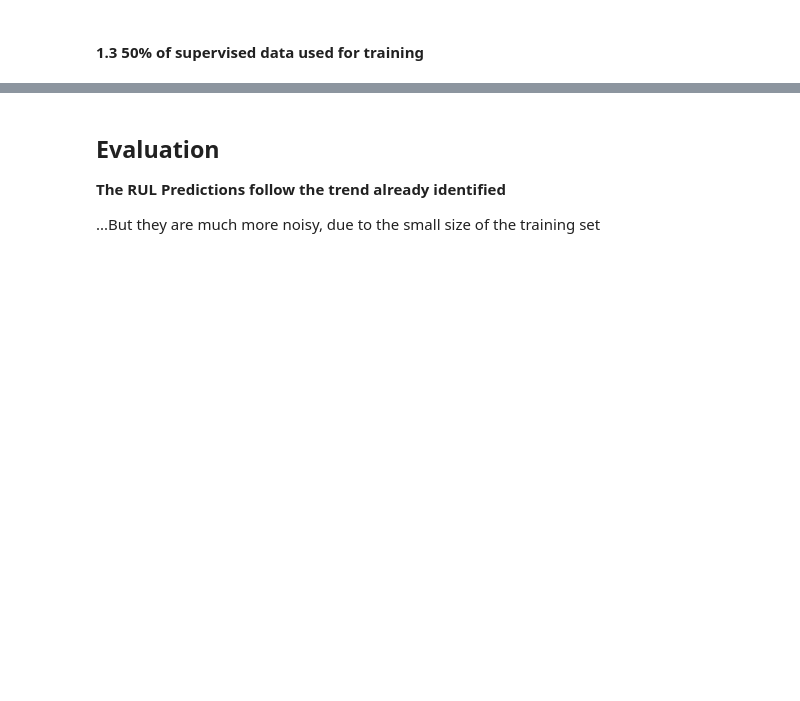
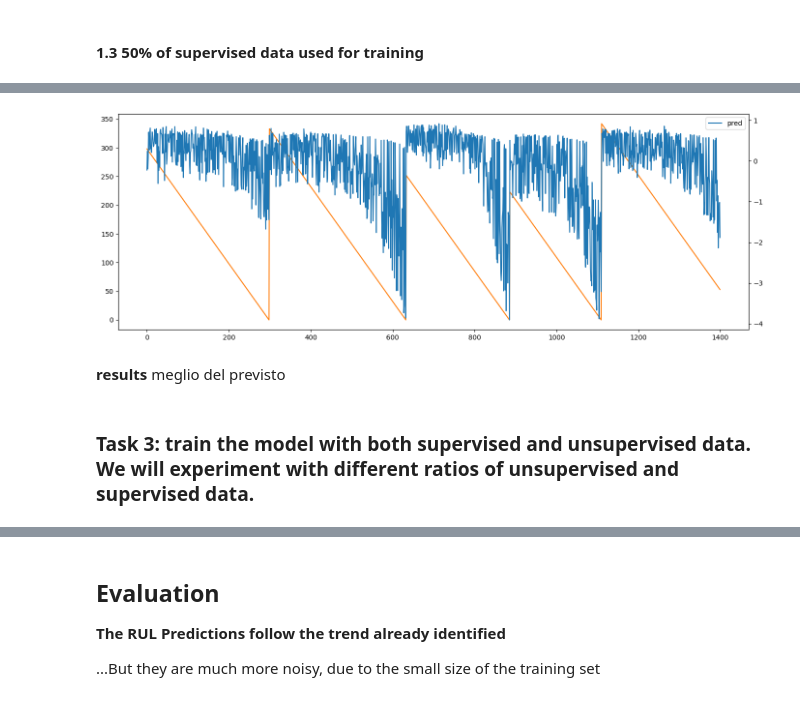
Before and after one commit to giorgiapavani/AI-in-Industry, a Jupyter notebook: notebooks/1. Domain Knowledge Injection via SBR.ipynb, the cells around one changed output, grey strips where cells are left out. Saved outputs shown, nothing was run; the diff lists cells and outputs as text; code cells hidden in the pictures; blank space fills up the shorter version.

```diff
--- a/notebooks/1. Domain Knowledge Injection via SBR.ipynb
+++ b/notebooks/1. Domain Knowledge Injection via SBR.ipynb
@@ -383,0 +481,24 @@ for i in range(30):
+# %%
+unsupervised_ratio = 0.50 # Ratio of supervised experiments
+sep_tru_st = int(unsupervised_ratio * len(tru))
+tru_2= tru[:sep_tru_st] #prende 50% dei dati supervisionati
+# %%
+# standardize tru e ts
+tru_s = standardize(tru_2)
+trmaxrul = tru_s['rul'].max()
+ts_s = standardize(ts)
+# %%
+tru_s_by_m = cst.split_by_field(tru_s, 'machine')
+np.random.seed(42)
+for mcn, tmp in tru_s_by_m.items():  # mcn: macchina, tmp: dati di quella macchina
+    cutoff = int(np.random.randint(10, 50, 1))
+    tru_s_by_m[mcn] = tmp.iloc[:-cutoff]
+tru_st = pd.concat(tru_s_by_m.values())
+
+tru_st['rul'] = -1.0
+# %%
+nn2 = cst.CstRULRegressor(input_shape=len(dt_in), alpha=0, beta=1, maxrul=trmaxrul, hidden=[32, 32]) # alpha, beta, maxrul sono weights
+batch_gen = cst.CstBatchGenerator(tru_st, dt_in, batch_size=32)
+cb = [callbacks.EarlyStopping(monitor='loss', patience=10, restore_best_weights=True)]
+nn2.compile(optimizer='Adam', run_eagerly=False)
+history = nn2.fit(batch_gen, epochs=5, verbose=1, callbacks=cb)
@@ -383,0 +516,5 @@ for i in range(30):
+# %%
+ts_pred = nn2.predict(ts_s[dt_in]).ravel() * trmaxrul
+stop = 1400
+cst.plot_rul(ts_pred[:stop], ts["rul"].iloc[:stop], same_scale=False, figsize=figsize)
+# %% [output]
@@ -383,0 +522,6 @@ for i in range(30):
+[figure, added]
+# %% [markdown]
+**results**
+meglio del previsto
+# %% [markdown]
+### Task 3: train the model with both supervised and unsupervised data. We will experiment with different ratios of unsupervised and supervised data.
```
Also changed, not shown: parts of 57 cells of this notebook.
